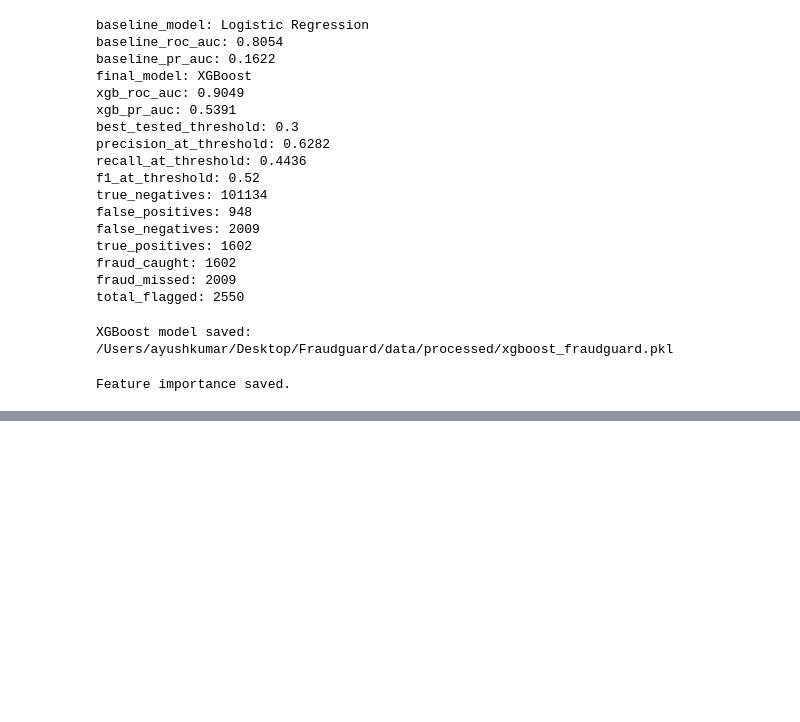
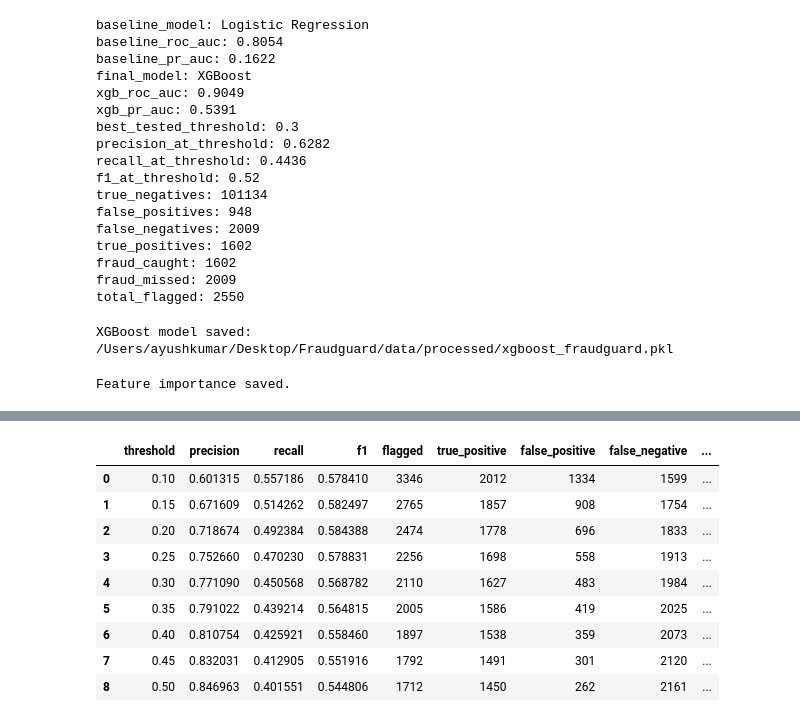
Before and after one commit to Ayushkumar20045/FraudGuard, a Jupyter notebook: notebooks/03_model_improvement.ipynb, the cells around one changed output, grey strips where cells are left out. Drawn from its saved outputs; the diff is of its cells as text; code cells hidden in the pictures; blank space fills up the shorter version.

```diff
--- a/notebooks/03_model_improvement.ipynb
+++ b/notebooks/03_model_improvement.ipynb
@@ -1294,0 +2176,19 @@ Feature importance saved.
+# %%
+y_validation_proba_exp11 = (
+    xgb_exp11.predict_proba(
+        X_validation_final
+    )[:, 1]
+)
+
+exp11_roc = roc_auc_score(
+    y_validation,
+    y_validation_proba_exp11
+)
+
+exp11_pr = average_precision_score(
+    y_validation,
+    y_validation_proba_exp11
+)
+
+print(f"Experiment 11 ROC-AUC: {exp11_roc:.4f}")
+print(f"Experiment 11 PR-AUC:  {exp11_pr:.4f}")
@@ -1294,0 +2426,79 @@ Feature importance saved.
+# %%
+from sklearn.metrics import (
+    precision_score,
+    recall_score,
+    f1_score,
+    confusion_matrix
+)
+
+thresholds = [
+    0.10,
+    0.15,
+    0.20,
+    0.25,
+    0.30,
+    0.35,
+    0.40,
+    0.45,
+    0.50
+]
+
+threshold_results = []
+
+for threshold in thresholds:
+
+    y_pred = (
+        y_validation_proba_exp11 >= threshold
+    ).astype(int)
+
+    tn, fp, fn, tp = confusion_matrix(
+        y_validation,
+        y_pred
+    ).ravel()
+
+    precision = precision_score(
+        y_validation,
+        y_pred,
+        zero_division=0
+    )
+
+    recall = recall_score(
+        y_validation,
+        y_pred,
+        zero_division=0
+    )
+
+    f1 = f1_score(
+        y_validation,
+        y_pred,
+        zero_division=0
+    )
+
+    threshold_results.append({
+        "threshold": threshold,
+        "precision": precision,
+        "recall": recall,
+        "f1": f1,
+        "flagged": fp + tp,
+        "true_positive": tp,
+        "false_positive": fp,
+        "false_negative": fn,
+        "true_negative": tn
+    })
+
+threshold_results_df = pd.DataFrame(
+    threshold_results
+)
+
+display(threshold_results_df)
+# %% [output]
+|  | threshold | precision | recall | f1 | flagged | true_positive | false_positive | false_negative | ... |
+| 0 | 0.10 | 0.601315 | 0.557186 | 0.578410 | 3346 | 2012 | 1334 | 1599 | ... |
+| 1 | 0.15 | 0.671609 | 0.514262 | 0.582497 | 2765 | 1857 | 908 | 1754 | ... |
+| 2 | 0.20 | 0.718674 | 0.492384 | 0.584388 | 2474 | 1778 | 696 | 1833 | ... |
+| 3 | 0.25 | 0.752660 | 0.470230 | 0.578831 | 2256 | 1698 | 558 | 1913 | ... |
+| 4 | 0.30 | 0.771090 | 0.450568 | 0.568782 | 2110 | 1627 | 483 | 1984 | ... |
+| 5 | 0.35 | 0.791022 | 0.439214 | 0.564815 | 2005 | 1586 | 419 | 2025 | ... |
+| 6 | 0.40 | 0.810754 | 0.425921 | 0.558460 | 1897 | 1538 | 359 | 2073 | ... |
+| 7 | 0.45 | 0.832031 | 0.412905 | 0.551916 | 1792 | 1491 | 301 | 2120 | ... |
+| 8 | 0.50 | 0.846963 | 0.401551 | 0.544806 | 1712 | 1450 | 262 | 2161 | ... |
```
Also changed, not shown: parts of 41 cells of this notebook, 8 other files.
